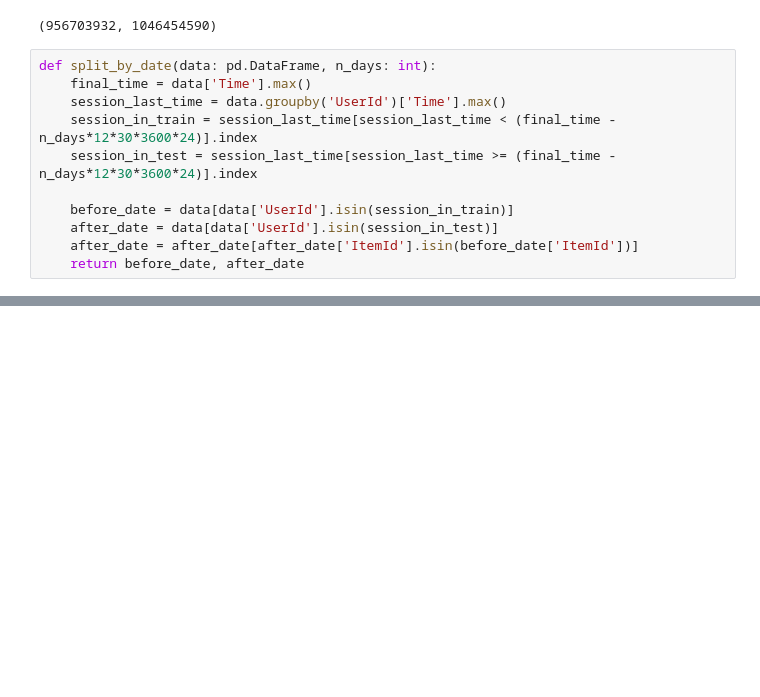
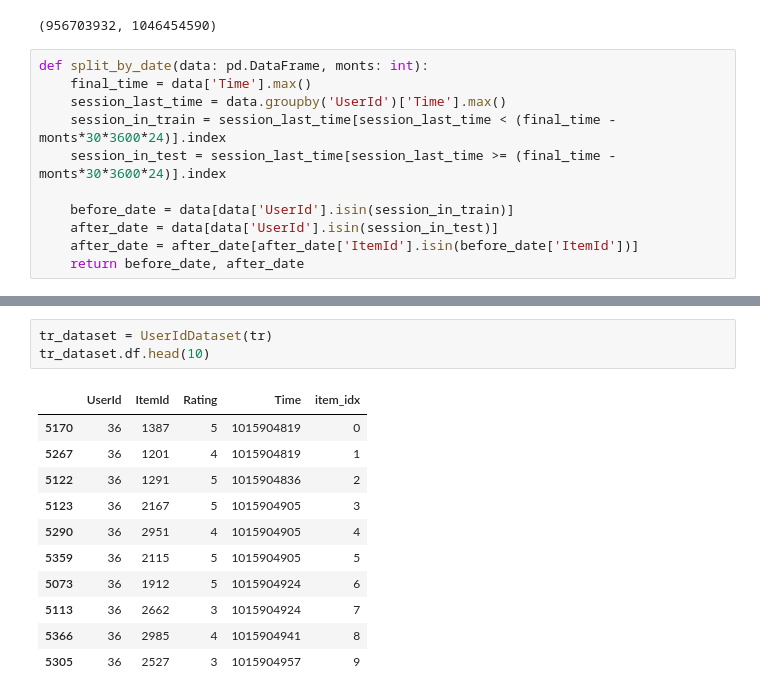
Before and after one commit to Acclesia/aiffel-project, a Jupyter notebook: [E-17] 다음에 볼 영화 예측하기.ipynb, the cells around one changed output, grey strips where cells are left out. Cells and saved outputs as stored; diff of their text form; blank space fills up the shorter version.

```diff
--- a/[E-17] 다음에 볼 영화 예측하기.ipynb
+++ b/[E-17] 다음에 볼 영화 예측하기.ipynb
@@ -210,11 +207,11 @@ test['Time'].min(), test['Time'].max()
 # %% [output]
 (956703932, 1046454590)
 # %%
-def split_by_date(data: pd.DataFrame, n_days: int):
+def split_by_date(data: pd.DataFrame, monts: int):
     final_time = data['Time'].max()
     session_last_time = data.groupby('UserId')['Time'].max()
-    session_in_train = session_last_time[session_last_time < (final_time - n_days*12*30*3600*24)].index
-    session_in_test = session_last_time[session_last_time >= (final_time - n_days*12*30*3600*24)].index
+    session_in_train = session_last_time[session_last_time < (final_time - monts*30*3600*24)].index
+    session_in_test = session_last_time[session_last_time >= (final_time - monts*30*3600*24)].index
 
     before_date = data[data['UserId'].isin(session_in_train)]
     after_date = data[data['UserId'].isin(session_in_test)]
@@ -268,0 +336,15 @@ Step 5. 모델 테스트
+# %%
+tr_dataset = UserIdDataset(tr)
+tr_dataset.df.head(10)
+# %% [output]
+|  | UserId | ItemId | Rating | Time | item_idx |
+| 5170 | 36 | 1387 | 5 | 1015904819 | 0 |
+| 5267 | 36 | 1201 | 4 | 1015904819 | 1 |
+| 5122 | 36 | 1291 | 5 | 1015904836 | 2 |
+| 5123 | 36 | 2167 | 5 | 1015904905 | 3 |
+| 5290 | 36 | 2951 | 4 | 1015904905 | 4 |
+| 5359 | 36 | 2115 | 5 | 1015904905 | 5 |
+| 5073 | 36 | 1912 | 5 | 1015904924 | 6 |
+| 5113 | 36 | 2662 | 3 | 1015904924 | 7 |
+| 5366 | 36 | 2985 | 4 | 1015904941 | 8 |
+| 5305 | 36 | 2527 | 3 | 1015904957 | 9 |
```
Also changed, not shown: parts of 44 cells of this notebook.
